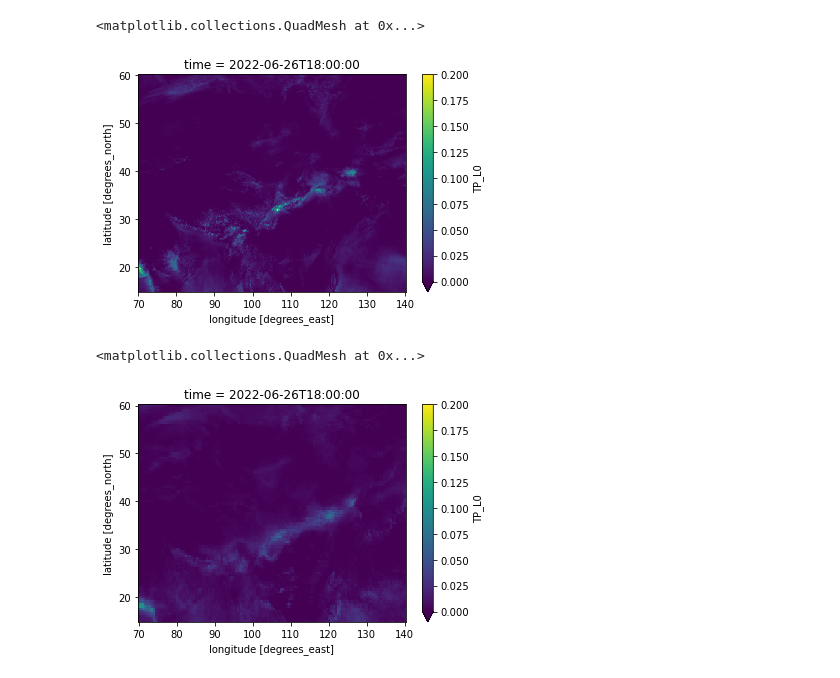
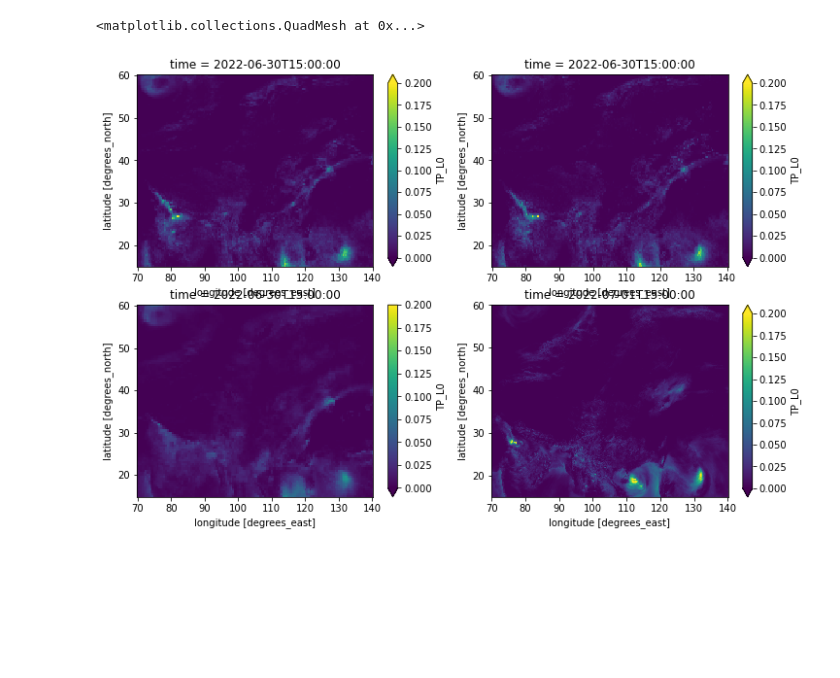
Before and after one commit to cnmetlab/Maesters-of-NWP, a Jupyter notebook: example/example.ipynb, the cells around one changed output. Drawn from its saved outputs; the diff is of its cells as text; code cells hidden in the pictures; blank space fills up the shorter version.

```diff
--- a/example/example.ipynb
+++ b/example/example.ipynb
@@ -19,10 +4,17 @@ enfo_data['TP_L0'].diff('time').sel(lon=slice(70,140),lat=slice(60,15)).plot(vmi
-# %%
-(icon_data['TP_L0'].diff('time').sel(lon=slice(70,140),lat=slice(15,60))/1000).plot(vmin=0,vmax=0.2)
-# %% [output]
-<matplotlib.collections.QuadMesh at 0x...>
-[figure, removed]
-# %%
-(geps_data['TP_L0'].diff('time').sel(lon=slice(70,140),lat=slice(15,60))/1000).plot(vmin=0,vmax=0.2)
-# %% [output]
-<matplotlib.collections.QuadMesh at 0x...>
-[figure, removed]
+# %%
+from maesters import Maester
+from matplotlib import pyplot as plt
+
+enfo = Maester('ecmwf','enfo',batch ='2022-06-29 12:00',hour=[3,27],varname='TP_L0').xarray()
+icon = Maester('dwd','icon',batch='2022-06-29 12:00',hour=[3,27],varname='TP_L0').xarray()
+geps = Maester('cmc','geps_ens',batch='2022-06-29 12:00',hour=[3,27],varname='TP_L0').xarray()
+oper = Maester('ecmwf','oper',batch='2022-06-29 12:00',hour=[3,27],varname='TP_L0').xarray()
+
+fig,axs = plt.subplots(2,2,figsize=(12,8))
+(enfo['TP_L0'].diff('time').sel(lon=slice(70,140),lat=slice(60,15))).plot(vmin=0,vmax=0.2,ax=axs[0,0])
+(oper['TP_L0'].diff('time').sel(lon=slice(70,140),lat=slice(60,15))).plot(vmin=0,vmax=0.2,ax=axs[0,1])
+(icon['TP_L0'].diff('time').sel(lon=slice(70,140),lat=slice(15,60))/1000).plot(vmin=0,vmax=0.2,ax=axs[1,1])
+(geps['TP_L0'].diff('time').sel(lon=slice(70,140),lat=slice(15,60))/1000).plot(vmin=0,vmax=0.2,ax=axs[1,0])
+# %% [output]
+<matplotlib.collections.QuadMesh at 0x...>
+[figure, added]
```
Also changed, not shown: parts of 4 cells of this notebook, 6 other files.
